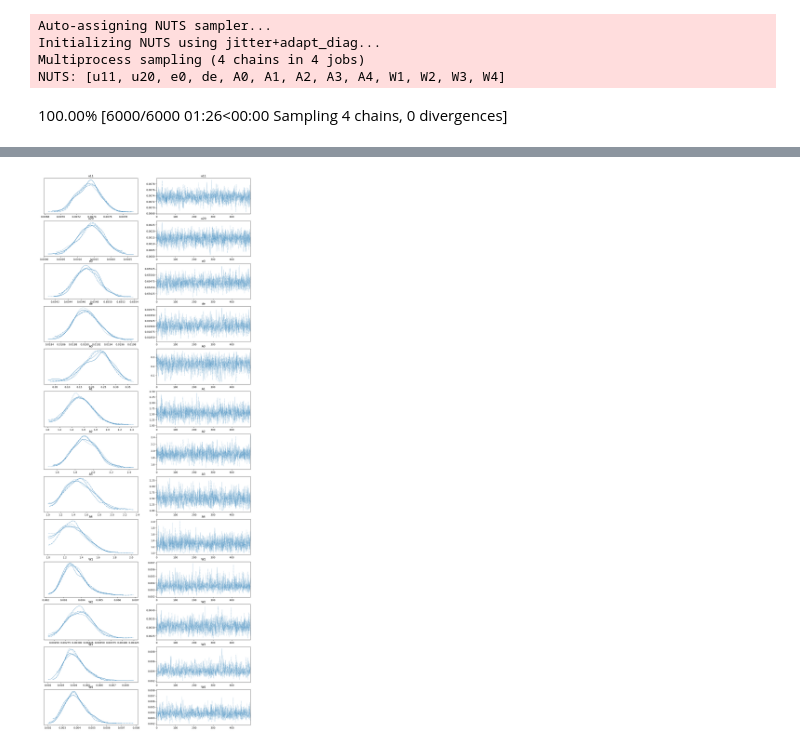
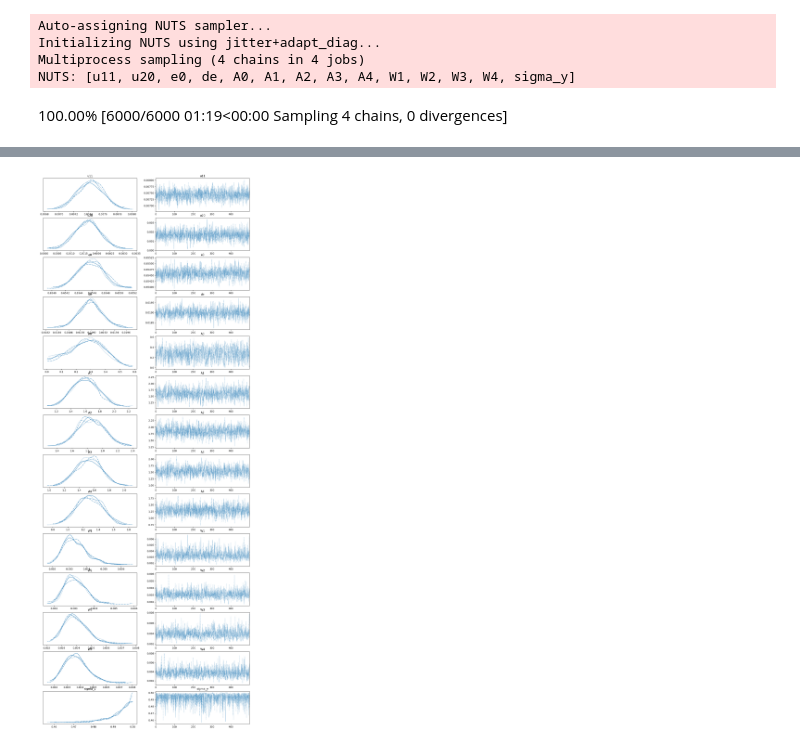
Before and after one commit to phys201/Hamiltonian-photonic-crystal, a Jupyter notebook: Documentation_Fan.ipynb, the cells around one changed output, grey strips where cells are left out. Drawn from its saved outputs; the diff is of its cells as text; code cells hidden in the pictures.

```diff
--- a/Documentation_Fan.ipynb
+++ b/Documentation_Fan.ipynb
@@ -9,7 +9,7 @@ from scipy.optimize import least_squares
 import math
 from photonic_hamiltonian.inference import io_data
 #load an example data file, data courtersy: Fan Du
-real_data = io_data.load_data('photonic_hamiltonian\data\expdata_GM0p065.nc')
+real_data = io_data.load_data('photonic_hamiltonian\data\expdata4_GM0p065.nc')
 # %%
 # infer ex delta
 from pytensor import tensor as pt
@@ -37,13 +37,16 @@ def Hamiltonian_model(data,prior_bounds):
 
     """
     #extract data to numpy arrays
-    freq = data['normf'].to_numpy()
-    intensity = data['spectrum'].to_numpy()
-    intensity_sig = data['spectrum_std'].to_numpy()
+    freq = real_data['normf'].to_numpy()
+    Nf = len(freq)
+    namef = ['y1','y2','y3','y4']
+    y = np.zeros((4,Nf))
+    y[:] = [real_data[namef[i]].to_numpy() for i in range(4)]
+
     kx = 0.05
     ky = 0
     #define likelihood function
-    def likelihood(theta, y, x, sigma_y):
+    def likelihood(theta, y, x):
         """
         returns the loglike likelihood of our model
 
@@ -58,7 +61,7 @@ def Hamiltonian_model(data,prior_bounds):
         #interaction-between-modes terms u11, u20;
         #background A0 and heights of 4 peaks A1, A2, A3, A4
         #peak width (assumed to be the same for all peaks) sigma_L
-        u11, u20, e0, de, A0, A1, A2, A3, A4, W1, W2, W3, W4 = theta
+        u11, u20, e0, de, A0, A1, A2, A3, A4, W1, W2, W3, W4, sigma_y = theta
         ex = e0+de   # for k = (0, +-0.05) the energy of uncoupled slab mode 1
         ey = e0-de   # for k = (+-0.05,0) the energy of uncoupled slab mode 2
         ham = pytensor.shared(np.zeros((4,4)))
@@ -83,14 +86,14 @@ def Hamiltonian_model(data,prior_bounds):
             Wn = pt.set_subtensor(Wn[col], Wn_np[col])
 
         Cn = pt.nlinalg.eigh(ham)[0]
+
         # make sure eigenvalues are sorted
         Cn = pt.sort(Cn)
 
         #expectation value as sum of 4 gaussian peaks and background
-        #line = A0 + An[0] * pt.exp(-pt.sqr(x - Cn[0]) / (2 * pt.sqr(sigma_L))) + An[1] * pt.exp(-pt.sqr(x - Cn[1]) / (2 * pt.sqr(sigma_L))) + An[2] * pt.exp(-pt.sqr(x - Cn[2]) / (2 * pt.sqr(sigma_L))) + An[3] * pt.exp(-pt.sqr(x - Cn[3]) / (2 * pt.sqr(sigma_L)))
-        #### lorentz = [(Ai * sigma_n**2)/((f - Ci)**2 + sigma_n**2) for Ai, Ci, sigma_n in zip(An, Cn,sigma_n)]
         line0 = An[0]*pt.sqr(Wn[0])/(pt.sqr(x-Cn[0])+pt.sqr(Wn[0])) + An[1]*pt.sqr(Wn[1])/(pt.sqr(x - Cn[1])+pt.sqr(Wn[1])) + An[2]*pt.sqr(Wn[2])/(pt.sqr(x - Cn[2])+pt.sqr(Wn[2]))+An[3]*pt.sqr(Wn[3])/(pt.sqr(x - Cn[3])+pt.sqr(Wn[3]))
         line = A0+line0
+
         return pt.sum(-(0.5 / pt.sqr(sigma_y)) * pt.sqr(y - line))
 
     #create the multi Gaussian peak model
@@ -102,13 +105,14 @@ def Hamiltonian_model(data,prior_bounds):
             #check if the lower bound is strictly smaller than the upper bound
             if prior_bounds[i][0] >= prior_bounds[i][1]:
                 raise ValueError
+
             theta_list.append(pm.Uniform(i, lower=prior_bounds[i][0], upper=prior_bounds[i][1]))
 
         #input of our log-likelihood
         theta = pt.as_tensor_variable(theta_list)
 
         # Likelihood of observations
-        pm.Potential("likelihood", likelihood(theta,intensity, freq, intensity_sig))
+        pm.Potential("likelihood", likelihood(theta,y, freq))
 
     return ham_model
 
@@ -193,9 +198,10 @@ Text(0.5, 1.0, 'Simulated data showing four energy bands of a single C4-symmetri
 # %%
 #guess the prior bounds
-prior_W = [0.0005,0.005]
-simu_prior_bounds = {'u11':[0.007, 0.009], 'u20':[-0.001, 0.001], 'e0':[0.64,0.68],'de':[0.005,0.02],
-                     'A0':[0.1, 0.22], 'A1':[0.5, 2.5],'A2':[0.5, 2.5], 'A3':[0.5, 2.5], 'A4':[0.5, 2,5],
-                     'W1':prior_W, 'W2':prior_W, 'W3':prior_W, 'W4':prior_W}
+prior_W = [0.001,0.005]
+prior_A = [1,2.2]
+simu_prior_bounds = {'u11':[0.007, 0.009], 'u20':[0, 0.0001], 'e0':[0.64,0.68],'de':[0.01,0.02],
+                     'A0':[0.1, 0.5], 'A1':prior_A,'A2':prior_A, 'A3':prior_A, 'A4':prior_A,
+                     'W1':prior_W, 'W2':prior_W, 'W3':prior_W, 'W4':prior_W,'sigma_y':[0.05,0.2]}
 
 #create the model
 simu_ham_model = Hamiltonian_model(simu_data, simu_prior_bounds)
@@ -256,10 +266,11 @@ Text(0.5, 1.0, 'Example data showing four energy bands of a single C4-symmetric
 #guess the prior bounds
 # u11, u20, neff, ratio, A0, A1, A2, A3, A4, W1, W2, W3, W4 = theta
 prior_W = [0.001,0.03]
+prior_A = [0.5,2.5]
 
 simu_prior_bounds = {'u11':[0.005, 0.01], 'u20':[0, 0.005], 'e0':[0.64,0.67],'de':[0.005,0.025],
-                     'A0':[0, 1], 'A1':[1, 2.5],'A2':[1, 2.5], 'A3':[1, 2.5], 'A4':[1, 2.5],
-                     'W1':prior_W, 'W2':prior_W, 'W3':prior_W, 'W4':prior_W}
+                     'A0':[0, 1], 'A1':prior_A,'A2':prior_A, 'A3':prior_A, 'A4':prior_A,
+                     'W1':prior_W, 'W2':prior_W, 'W3':prior_W, 'W4':prior_W, 'sigma_y':[0.1,0.5]}
 
 #create the model
 simu_ham_model = Hamiltonian_model(real_data,simu_prior_bounds)
@@ -271,5 +282,5 @@ az.plot_trace(simu_idata, figsize=(15,40));
 Auto-assigning NUTS sampler...
 Initializing NUTS using jitter+adapt_diag...
 Multiprocess sampling (4 chains in 4 jobs)
-NUTS: [u11, u20, e0, de, A0, A1, A2, A3, A4, W1, W2, W3, W4]
+NUTS: [u11, u20, e0, de, A0, A1, A2, A3, A4, W1, W2, W3, W4, sigma_y]
-100.00% [6000/6000 01:26<00:00 Sampling 4 chains, 0 divergences]
+100.00% [6000/6000 01:19<00:00 Sampling 4 chains, 0 divergences]
@@ -277,4 +288,4 @@ Sampling 4 chains for 1_000 tune and 500 draw iterations (4_000 + 2_000 draws to
-[figure, old version]
+[figure, new version]
 # %%
 #summary the fitting results
 summary = az.summary(simu_idata,round_to=8)
```
Also changed, not shown: parts of 21 cells of this notebook, 1 other file.
